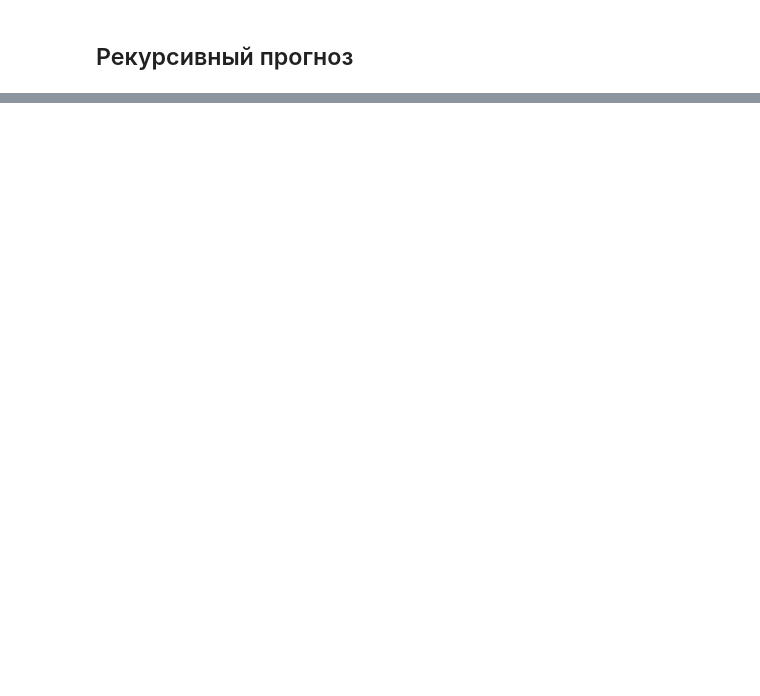
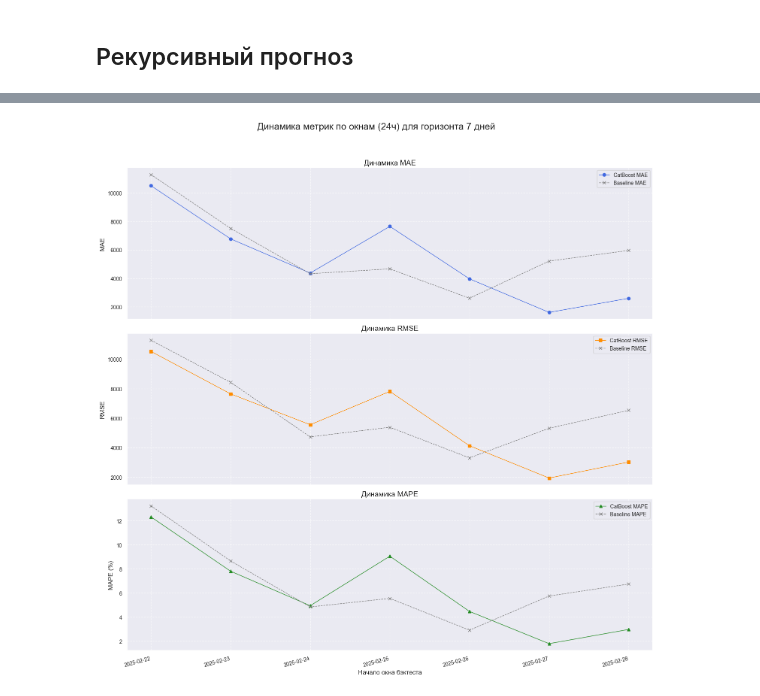
Before and after one commit to igorastashov/portfolios-optimization, a Jupyter notebook: notebooks/price_forecast_catboost.ipynb, the cells around one changed output, grey strips where cells are left out. Saved outputs shown, nothing was run; the diff lists cells and outputs as text; code cells hidden in the pictures; blank space fills up the shorter version.

```diff
--- a/notebooks/price_forecast_catboost.ipynb
+++ b/notebooks/price_forecast_catboost.ipynb
@@ -1915,0 +3529,83 @@ KeyError на шаге 168 рекурсивного прогноза: "Отсу
+# %%
+# ... (код до конца Эксперимента 4, после вывода таблицы и графика улучшения MAPE) ...
+
+# --- Дополнительный анализ: Динамика основных метрик по окнам бэктеста ---
+if y_true_evaluation_list and len(y_true_evaluation_list) > 1:
+    window_metrics_list = []
+    window_size = 24  # Размер окна в часах (например, 1 день)
+    num_windows = len(y_true_evaluation_list) // window_size
+
+    if num_windows == 0 and len(y_true_evaluation_list) > 0: # Если данных меньше чем на одно полное окно, возьмем все
+        num_windows = 1
+        window_size = len(y_true_evaluation_list)
+
+    for i in range(num_windows):
+        start = i * window_size
+        end = (i + 1) * window_size if i < num_windows -1 else len(y_true_evaluation_list) # Последнее окно берет все до конца
+
+        y_true_w = np.array(y_true_evaluation_list[start:end])
+        y_pred_cb_w = np.array(y_pred_catboost_evaluation_list[start:end])
+        y_pred_naive_w = np.array(y_pred_naive_evaluation_list[start:end])
+
+        # Метрики для CatBoost
+        valid_cb_w = ~np.isnan(y_pred_cb_w) & ~np.isnan(y_true_w)
+        mae_cb_w, rmse_cb_w, mape_cb_w = np.nan, np.nan, np.nan
+        if np.sum(valid_cb_w) > 0:
+            mae_cb_w = mean_absolute_error(y_true_w[valid_cb_w], y_pred_cb_w[valid_cb_w])
+            rmse_cb_w = np.sqrt(mean_squared_error(y_true_w[valid_cb_w], y_pred_cb_w[valid_cb_w]))
+            mape_cb_w = mean_absolute_percentage_error(y_true_w[valid_cb_w], y_pred_cb_w[valid_cb_w])
+
+        # Метрики для Наивного прогноза
+        valid_naive_w = ~np.isnan(y_pred_naive_w) & ~np.isnan(y_true_w) # Хотя для наивного NaN в предсказаниях быть не должно
+        mae_naive_w, rmse_naive_w, mape_naive_w = np.nan, np.nan, np.nan
+        if np.sum(valid_naive_w) > 0:
+            mae_naive_w = mean_absolute_error(y_true_w[valid_naive_w], y_pred_naive_w[valid_naive_w])
+            rmse_naive_w = np.sqrt(mean_squared_error(y_true_w[valid_naive_w], y_pred_naive_w[valid_naive_w]))
+            mape_naive_w = mean_absolute_percentage_error(y_true_w[valid_naive_w], y_pred_naive_w[valid_naive_w])
+
+        window_metrics_list.append({
+            'Timestamp_start': pd.to_datetime(feature_generation_timestamps[start]),
+            'MAE_CatBoost': mae_cb_w, 'RMSE_CatBoost': rmse_cb_w, 'MAPE_CatBoost': mape_cb_w,
+            'MAE_Baseline': mae_naive_w, 'RMSE_Baseline': rmse_naive_w, 'MAPE_Baseline': mape_naive_w
+        })
+
+    if window_metrics_list:
+        window_metrics_df = pd.DataFrame(window_metrics_list)
+
+        fig, axes = plt.subplots(3, 1, figsize=(15, 15), sharex=True)
+        fig.suptitle(f'Динамика метрик по окнам ({window_size}ч) для горизонта {TARGET_HORIZON_DAYS} дней', fontsize=18, y=0.99)
+
+        # MAE
+        axes[0].plot(window_metrics_df['Timestamp_start'], window_metrics_df['MAE_CatBoost'], marker='o', linestyle='-', color='royalblue', label='CatBoost MAE')
+        axes[0].plot(window_metrics_df['Timestamp_start'], window_metrics_df['MAE_Baseline'], marker='x', linestyle='--', color='gray', label='Baseline MAE')
+        axes[0].set_ylabel('MAE', fontsize=12)
+        axes[0].legend(fontsize=10)
+        axes[0].grid(True, linestyle='--', alpha=0.7)
+        axes[0].set_title('Динамика MAE', fontsize=14)
+
+        # RMSE
+        axes[1].plot(window_metrics_df['Timestamp_start'], window_metrics_df['RMSE_CatBoost'], marker='s', linestyle='-', color='darkorange', label='CatBoost RMSE')
+        axes[1].plot(window_metrics_df['Timestamp_start'], window_metrics_df['RMSE_Baseline'], marker='x', linestyle='--', color='gray', label='Baseline RMSE')
+        axes[1].set_ylabel('RMSE', fontsize=12)
+        axes[1].legend(fontsize=10)
+        axes[1].grid(True, linestyle='--', alpha=0.7)
+        axes[1].set_title('Динамика RMSE', fontsize=14)
+
+        # MAPE
+        axes[2].plot(window_metrics_df['Timestamp_start'], window_metrics_df['MAPE_CatBoost'], marker='^', linestyle='-', color='forestgreen', label='CatBoost MAPE')
+        axes[2].plot(window_metrics_df['Timestamp_start'], window_metrics_df['MAPE_Baseline'], marker='x', linestyle='--', color='gray', label='Baseline MAPE')
+        axes[2].set_ylabel('MAPE (%)', fontsize=12)
+        axes[2].legend(fontsize=10)
+        axes[2].grid(True, linestyle='--', alpha=0.7)
+        axes[2].set_title('Динамика MAPE', fontsize=14)
+
+        axes[2].set_xlabel('Начало окна бэктеста', fontsize=12)
+        plt.xticks(rotation=15, ha="right")
+        fig.tight_layout(rect=[0, 0, 1, 0.96])
+        plt.show()
+    else:
+        print("Недостаточно данных для построения графика динамики метрик по окнам.")
+
+# ... (остальной код завершения Эксперимента 4) ...
+# %% [output]
+[figure, added]
```
Also changed, not shown: parts of 28 cells of this notebook.
